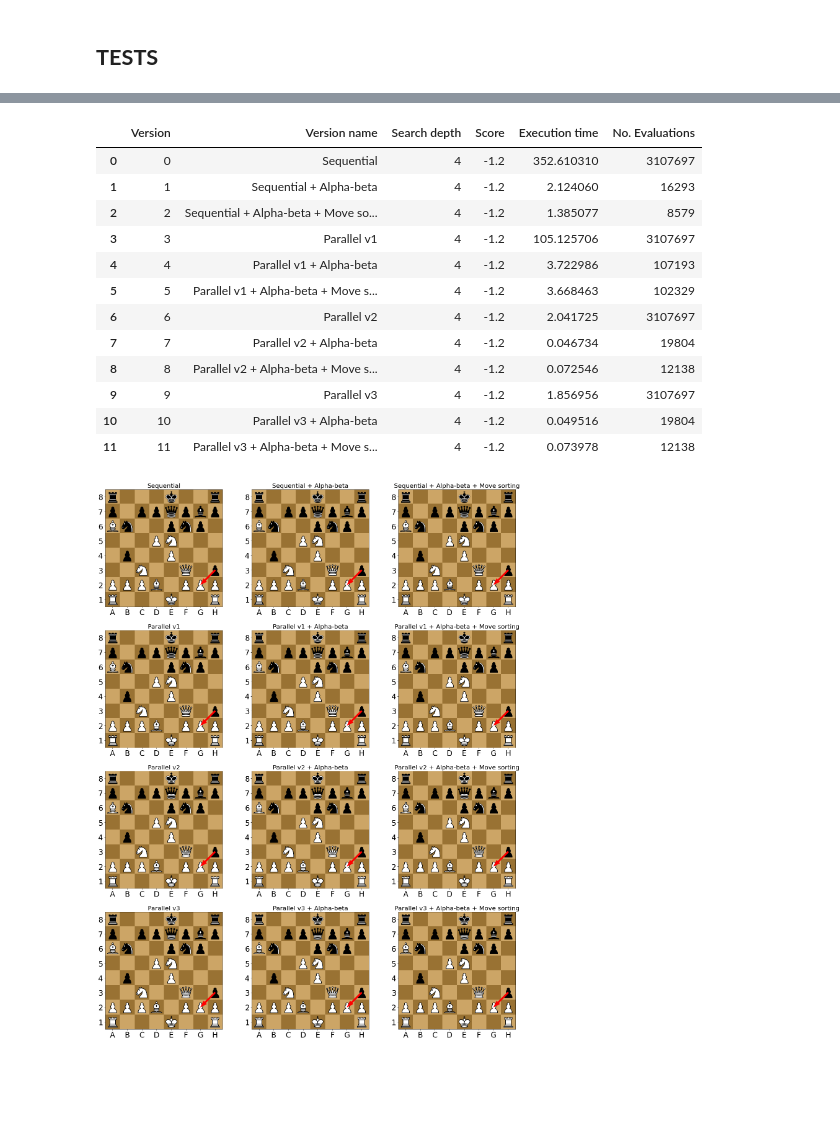
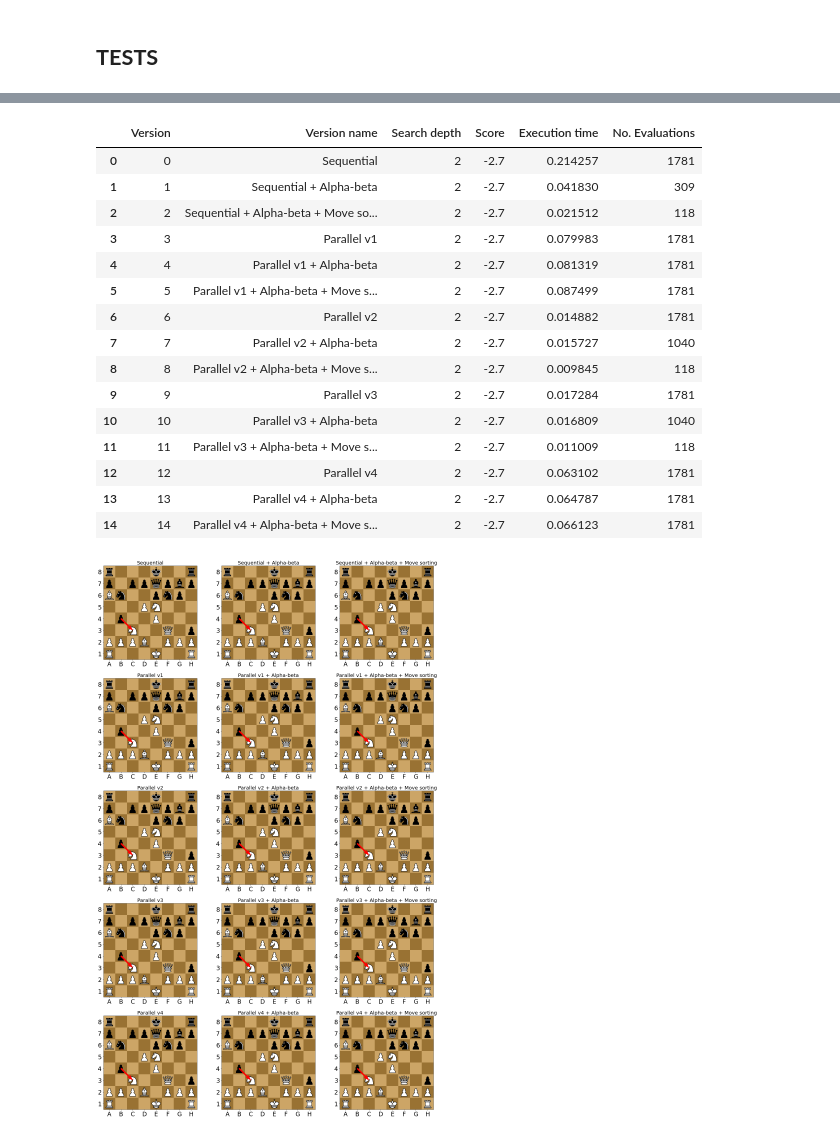
Before and after one commit to vv-hieu/ParallelChessEngine, a Jupyter notebook: ChessEngineTest.ipynb, the cells around one changed output, grey strips where cells are left out. Drawn from its saved outputs; the diff is of its cells as text; code cells hidden in the pictures; blank space fills up the shorter version.

Commit message:
Added & test parallel v4

```diff
--- a/ChessEngineTest.ipynb
+++ b/ChessEngineTest.ipynb
@@ -11,7 +11,7 @@ import matplotlib.pyplot as plt
 import time
 import math
 
-def find_move_benchmark_all(fen: str, search_depth: int, versions: dict[int, str], plot_moves: bool = True):
+def find_move_benchmark(fen: str, search_depth: int, versions: dict[int, str], plot_moves: bool = True, verbose: bool = True):
     result_df = pd.DataFrame()
 
     num_versions = len(versions)
@@ -24,6 +24,9 @@ def find_move_benchmark_all(fen: str, search_depth: int, versions: dict[int, str
     row, col = 0, 0
 
     for version, version_name in versions.items():
+        if verbose:
+            print(f'Calculating version {version}: {version_name}')
+
         game = ChessGame(fen)
         start = time.time()
         move, score = find_move(game, search_depth, version=version)
@@ -58,13 +61,14 @@ def find_move_benchmark_all(fen: str, search_depth: int, versions: dict[int, str
 
     return result_df
 
-def find_move_benchmark_all_multiple_depth(fen: str, start_search_depth: int, versions: dict[int, str], time_threshold: float = 100.0):
+def find_move_benchmark_multiple_depth(fen: str, start_search_depth: int, versions: dict[int, str], time_threshold: float = 100.0, verbose: bool = True):
     result_df = pd.DataFrame()
 
     while len(versions) > 0:
-        print(f'Evaluating {len(versions)} version(s) (search depth: {start_search_depth})')
+        if verbose:
+            print(f'Evaluating {len(versions)} version(s) (search depth: {start_search_depth})')
 
-        current_depth_result_df = find_move_benchmark_all(fen, start_search_depth, versions, plot_moves = False)
+        current_depth_result_df = find_move_benchmark(fen, start_search_depth, versions, plot_moves = False, verbose = verbose)
         result_df = pd.concat([result_df, current_depth_result_df], ignore_index = True)
 
         good_versions = current_depth_result_df[current_depth_result_df['Execution time'] <= time_threshold]['Version'].to_list()
@@ -75,7 +79,7 @@ def find_move_benchmark_all_multiple_depth(fen: str, start_search_depth: int, ve
 
         start_search_depth += 1
 
-    return result_df
+    return result_df.sort_values(by = ['Version','Search depth'], ignore_index = True)
 # %% [markdown]
 ## **TESTS**
 # %%
@@ -92,7 +96,10 @@ versions = {
           9: 'Parallel v3',
          10: 'Parallel v3 + Alpha-beta',
          11: 'Parallel v3 + Alpha-beta + Move sorting',
+         12: 'Parallel v4',
+         13: 'Parallel v4 + Alpha-beta',
+         14: 'Parallel v4 + Alpha-beta + Move sorting',
     }
 # %%
-find_move_benchmark_all('r3k2r/p1ppqpbp/Bn2pnp1/3PN3/1p2P3/2N2Q1p/PPPB1PPP/R3K2R b KQkq - 0 1', 4, versions)
+find_move_benchmark('r3k2r/p1ppqpbp/Bn2pnp1/3PN3/1p2P3/2N2Q1p/PPPB1PPP/R3K2R b KQkq - 0 1', 2, versions)
 # %% [output]
@@ -99,15 +121,18 @@ find_move_benchmark_all('r3k2r/p1ppqpbp/Bn2pnp1/3PN3/1p2P3/2N2Q1p/PPPB1PPP/R3K2R
 |  | Version | Version name | Search depth | Score | Execution time | No. Evaluations |
-| 0 | 0 | Sequential | 4 | -1.2 | 352.610310 | 3107697 |
-| 1 | 1 | Sequential + Alpha-beta | 4 | -1.2 | 2.124060 | 16293 |
-| 2 | 2 | Sequential + Alpha-beta + Move so... | 4 | -1.2 | 1.385077 | 8579 |
-| 3 | 3 | Parallel v1 | 4 | -1.2 | 105.125706 | 3107697 |
-| 4 | 4 | Parallel v1 + Alpha-beta | 4 | -1.2 | 3.722986 | 107193 |
-| 5 | 5 | Parallel v1 + Alpha-beta + Move s... | 4 | -1.2 | 3.668463 | 102329 |
-| 6 | 6 | Parallel v2 | 4 | -1.2 | 2.041725 | 3107697 |
-| 7 | 7 | Parallel v2 + Alpha-beta | 4 | -1.2 | 0.046734 | 19804 |
-| 8 | 8 | Parallel v2 + Alpha-beta + Move s... | 4 | -1.2 | 0.072546 | 12138 |
-| 9 | 9 | Parallel v3 | 4 | -1.2 | 1.856956 | 3107697 |
-| 10 | 10 | Parallel v3 + Alpha-beta | 4 | -1.2 | 0.049516 | 19804 |
-| 11 | 11 | Parallel v3 + Alpha-beta + Move s... | 4 | -1.2 | 0.073978 | 12138 |
+| 0 | 0 | Sequential | 2 | -2.7 | 0.214257 | 1781 |
+| 1 | 1 | Sequential + Alpha-beta | 2 | -2.7 | 0.041830 | 309 |
+| 2 | 2 | Sequential + Alpha-beta + Move so... | 2 | -2.7 | 0.021512 | 118 |
+| 3 | 3 | Parallel v1 | 2 | -2.7 | 0.079983 | 1781 |
+| 4 | 4 | Parallel v1 + Alpha-beta | 2 | -2.7 | 0.081319 | 1781 |
+| 5 | 5 | Parallel v1 + Alpha-beta + Move s... | 2 | -2.7 | 0.087499 | 1781 |
+| 6 | 6 | Parallel v2 | 2 | -2.7 | 0.014882 | 1781 |
+| 7 | 7 | Parallel v2 + Alpha-beta | 2 | -2.7 | 0.015727 | 1040 |
+| 8 | 8 | Parallel v2 + Alpha-beta + Move s... | 2 | -2.7 | 0.009845 | 118 |
+| 9 | 9 | Parallel v3 | 2 | -2.7 | 0.017284 | 1781 |
+| 10 | 10 | Parallel v3 + Alpha-beta | 2 | -2.7 | 0.016809 | 1040 |
+| 11 | 11 | Parallel v3 + Alpha-beta + Move s... | 2 | -2.7 | 0.011009 | 118 |
+| 12 | 12 | Parallel v4 | 2 | -2.7 | 0.063102 | 1781 |
+| 13 | 13 | Parallel v4 + Alpha-beta | 2 | -2.7 | 0.064787 | 1781 |
+| 14 | 14 | Parallel v4 + Alpha-beta + Move s... | 2 | -2.7 | 0.066123 | 1781 |
-[figure, old version]
+[figure, new version]
 # %%
```
Also changed, not shown: parts of 3 cells of this notebook, 2 other files.
